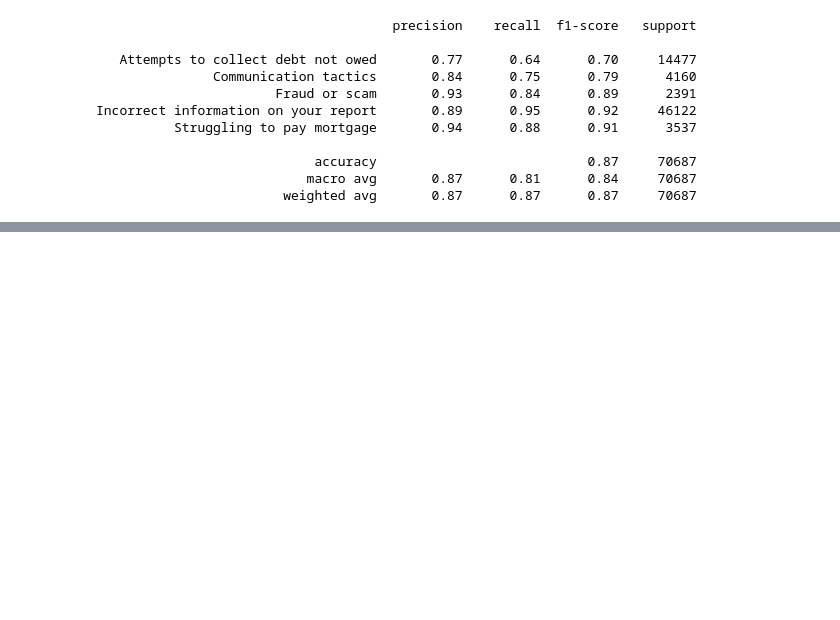
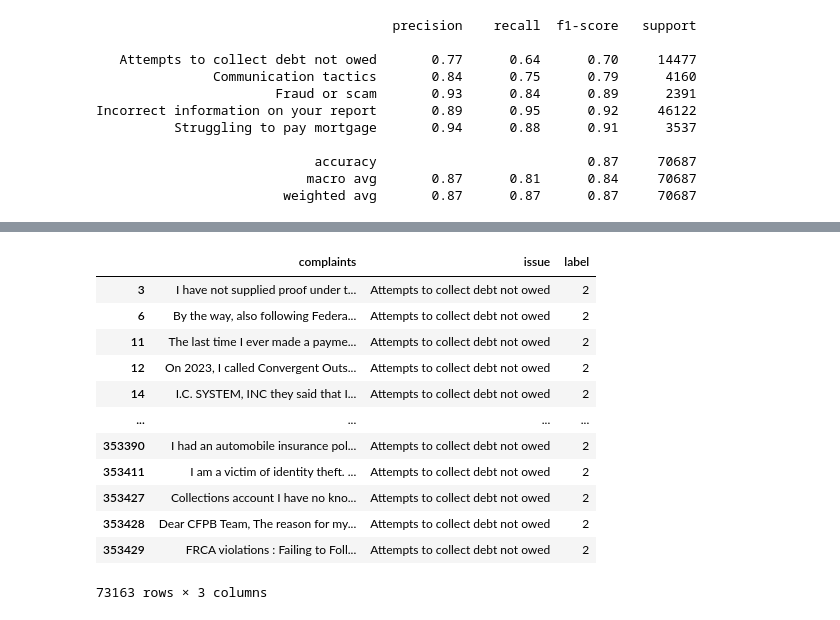
Before and after one commit to hcgreer/cfpb_text_classification, a Jupyter notebook: RM_Capo_Coders.ipynb, the cells around one changed output, grey strips where cells are left out. Cells and saved outputs as stored; diff of their text form; code cells hidden in the pictures; blank space fills up the shorter version.

```diff
--- a/RM_Capo_Coders.ipynb
+++ b/RM_Capo_Coders.ipynb
@@ -148,0 +216,19 @@ def text_preprocessing(text):
+# %%
+incorrect_info=complaints_no_x[complaints_no_x['issue'] =='Incorrect information on your report']
+collect_debt=complaints_no_x[complaints_no_x['issue'] =='Attempts to collect debt not owed']
+# %%
+collect_debt
+# %% [output]
+|  | complaints | issue | label |
+| 3 | I have not supplied proof under t... | Attempts to collect debt not owed | 2 |
+| 6 | By the way, also following Federa... | Attempts to collect debt not owed | 2 |
+| 11 | The last time I ever made a payme... | Attempts to collect debt not owed | 2 |
+| 12 | On 2023, I called Convergent Outs... | Attempts to collect debt not owed | 2 |
+| 14 | I.C. SYSTEM, INC they said that I... | Attempts to collect debt not owed | 2 |
+| ... | ... | ... | ... |
+| 353390 | I had an automobile insurance pol... | Attempts to collect debt not owed | 2 |
+| 353411 | I am a victim of identity theft. ... | Attempts to collect debt not owed | 2 |
+| 353427 | Collections account I have no kno... | Attempts to collect debt not owed | 2 |
+| 353428 | Dear CFPB Team, The reason for my... | Attempts to collect debt not owed | 2 |
+| 353429 | FRCA violations : Failing to Foll... | Attempts to collect debt not owed | 2 |
+73163 rows × 3 columns
```
Also changed, not shown: parts of 14 cells of this notebook.
